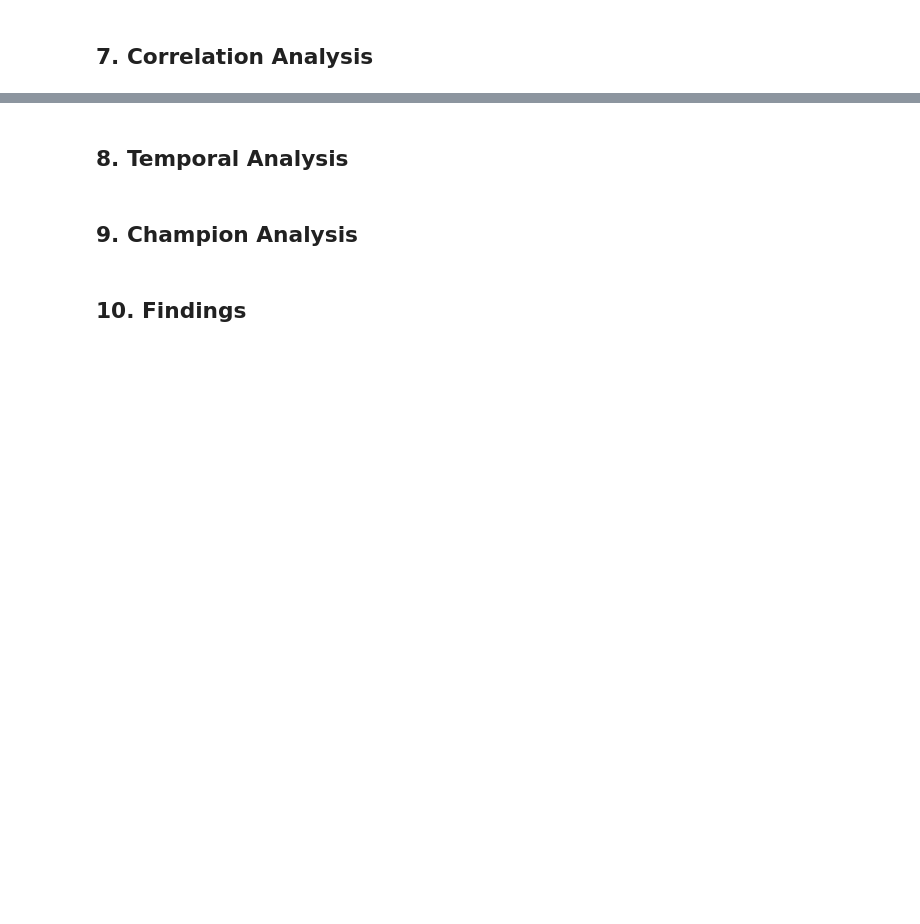
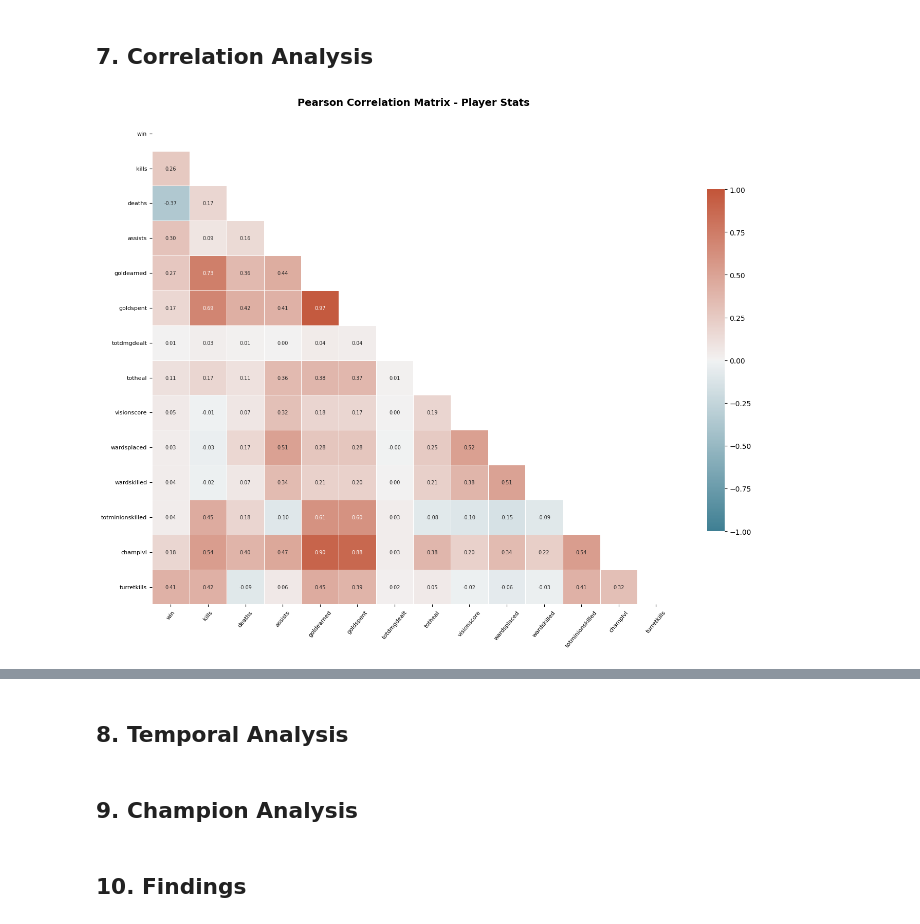
Before and after one commit to El-Maktab/lol-match-oracle, a Jupyter notebook: notebooks/ 01_data_exploration.ipynb, the cells around one changed output, grey strips where cells are left out. Cells and saved outputs as stored; diff of their text form; code cells hidden in the pictures; blank space fills up the shorter version.

```diff
--- a/notebooks/ 01_data_exploration.ipynb
+++ b/notebooks/ 01_data_exploration.ipynb
@@ -137,2 +312,50 @@ plt.show()
 # %% [markdown]
 ## 7. Correlation Analysis
+# %%
+CORR_FEATURES = [
+    "win",
+    "kills",
+    "deaths",
+    "assists",
+    "goldearned",
+    "goldspent",
+    "totdmgdealt",
+    "totheal",
+    "visionscore",
+    "wardsplaced",
+    "wardskilled",
+    "totminionskilled",
+    "champlvl",
+    "turretkills",
+]
+
+corr = stats_df[CORR_FEATURES].corr()
+
+mask = np.triu(np.ones_like(corr, dtype=bool))
+
+fig, ax = plt.subplots(figsize=(14, 11))
+sns.heatmap(
+    corr,
+    mask=mask,
+    annot=True,
+    fmt=".2f",
+    linewidths=0.4,
+    cmap=sns.diverging_palette(220, 20, as_cmap=True),
+    center=0,
+    vmin=-1,
+    vmax=1,
+    ax=ax,
+    annot_kws={"size": 7},
+    cbar_kws={"shrink": 0.7},
+)
+
+ax.set_title(
+    "Pearson Correlation Matrix - Player Stats", fontsize=14, fontweight="bold", pad=15
+)
+ax.tick_params(axis="x", rotation=50, labelsize=8)
+ax.tick_params(axis="y", rotation=0, labelsize=8)
+
+plt.tight_layout()
+plt.show()
+# %% [output]
+[figure, added]
```
Also changed, not shown: parts of 6 cells of this notebook, 2 other files.
